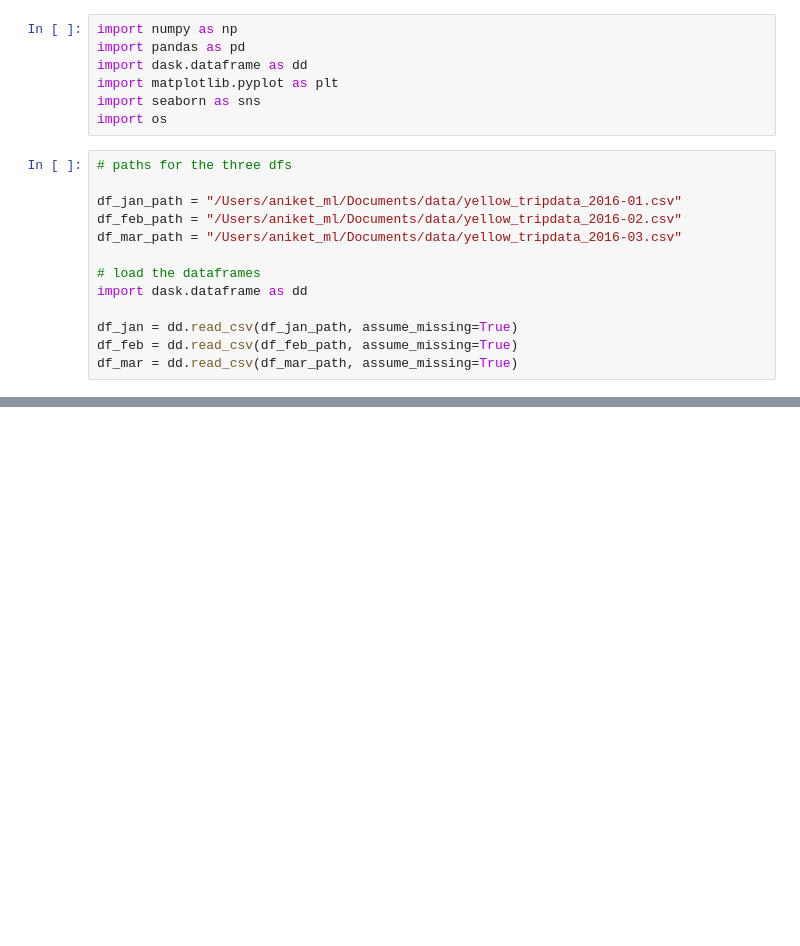
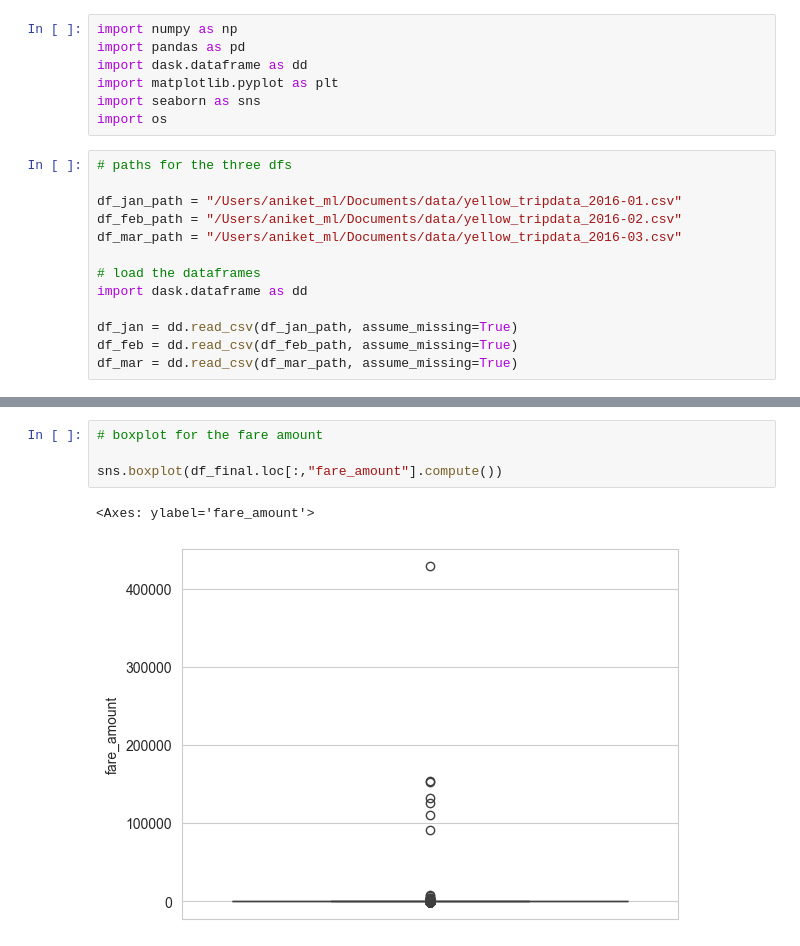
Before and after one commit to iamaniket0/UberPrediction, a Jupyter notebook: notebooks/EDA-demand-prediction.ipynb, the cells around one changed output, grey strips where cells are left out. Saved outputs shown, nothing was run; the diff lists cells and outputs as text; blank space fills up the shorter version.

```diff
--- a/notebooks/EDA-demand-prediction.ipynb
+++ b/notebooks/EDA-demand-prediction.ipynb
@@ -47,0 +267,7 @@ RuntimeError: No visualization engine detected, please install graphviz or ipycy
+# %%
+# boxplot for the fare amount
+
+sns.boxplot(df_final.loc[:,"fare_amount"].compute())
+# %% [output]
+<Axes: ylabel='fare_amount'>
+[figure, added]
```
Also changed, not shown: parts of 53 cells of this notebook.
